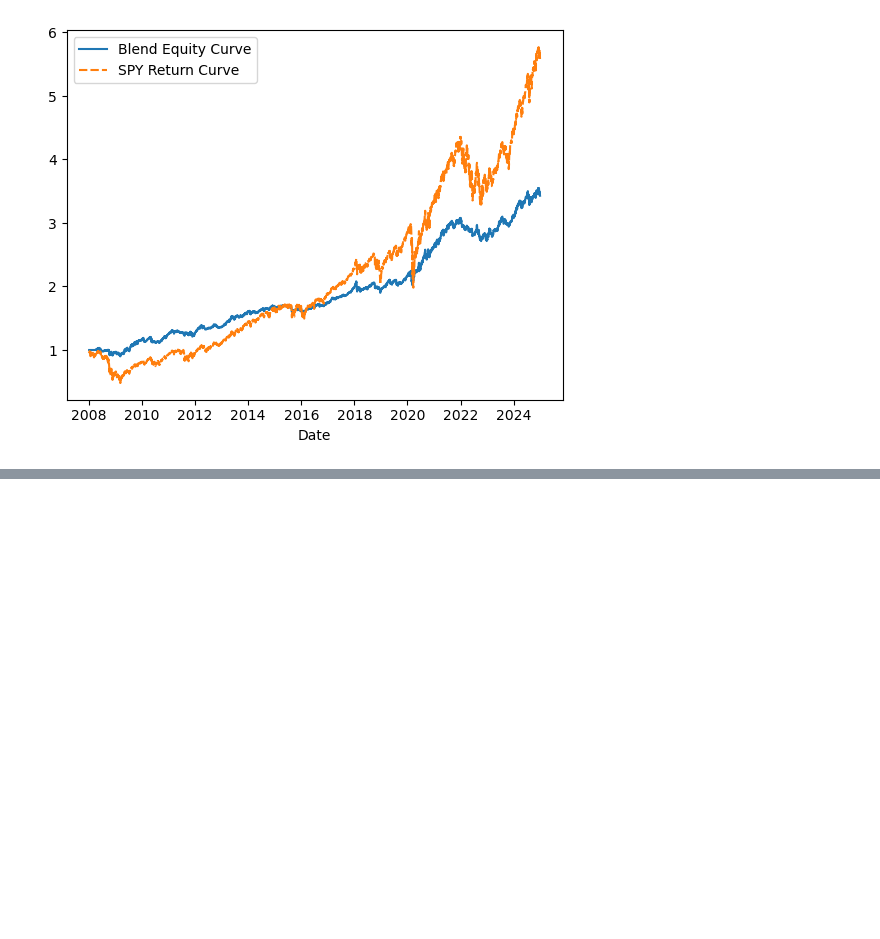
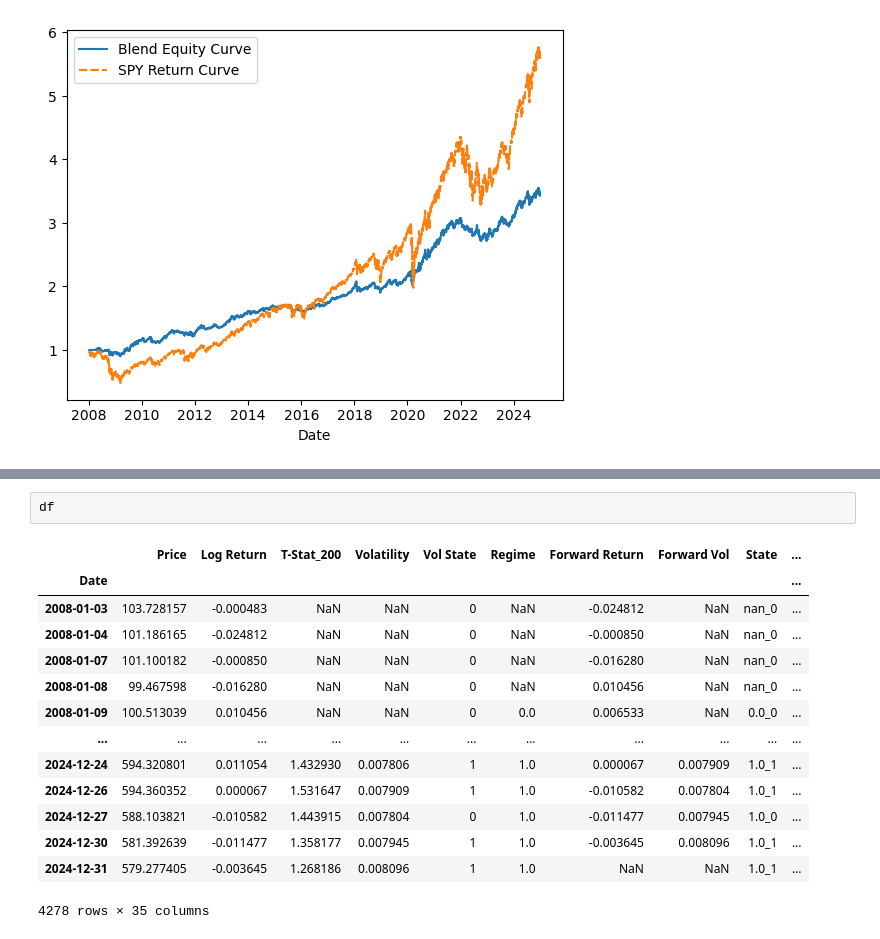
Before and after one commit to akshathp0/entropy-trading, a Jupyter notebook: validate_features.ipynb, the cells around one changed output, grey strips where cells are left out. Drawn from its saved outputs; the diff is of its cells as text; blank space fills up the shorter version.

```diff
--- a/validate_features.ipynb
+++ b/validate_features.ipynb
@@ -568,0 +582,17 @@ sns.lineplot(data = df[['Blend Equity Curve', 'SPY Return Curve']])
+# %%
+df
+# %% [output]
+|  | Price | Log Return | T-Stat_200 | Volatility | Vol State | Regime | Forward Return | Forward Vol | State | ... |
+| Date |  |  |  |  |  |  |  |  |  | ... |
+| 2008-01-03 | 103.728157 | -0.000483 | NaN | NaN | 0 | NaN | -0.024812 | NaN | nan_0 | ... |
+| 2008-01-04 | 101.186165 | -0.024812 | NaN | NaN | 0 | NaN | -0.000850 | NaN | nan_0 | ... |
+| 2008-01-07 | 101.100182 | -0.000850 | NaN | NaN | 0 | NaN | -0.016280 | NaN | nan_0 | ... |
+| 2008-01-08 | 99.467598 | -0.016280 | NaN | NaN | 0 | NaN | 0.010456 | NaN | nan_0 | ... |
+| 2008-01-09 | 100.513039 | 0.010456 | NaN | NaN | 0 | 0.0 | 0.006533 | NaN | 0.0_0 | ... |
+| ... | ... | ... | ... | ... | ... | ... | ... | ... | ... | ... |
+| 2024-12-24 | 594.320801 | 0.011054 | 1.432930 | 0.007806 | 1 | 1.0 | 0.000067 | 0.007909 | 1.0_1 | ... |
+| 2024-12-26 | 594.360352 | 0.000067 | 1.531647 | 0.007909 | 1 | 1.0 | -0.010582 | 0.007804 | 1.0_1 | ... |
+| 2024-12-27 | 588.103821 | -0.010582 | 1.443915 | 0.007804 | 0 | 1.0 | -0.011477 | 0.007945 | 1.0_0 | ... |
+| 2024-12-30 | 581.392639 | -0.011477 | 1.358177 | 0.007945 | 1 | 1.0 | -0.003645 | 0.008096 | 1.0_1 | ... |
+| 2024-12-31 | 579.277405 | -0.003645 | 1.268186 | 0.008096 | 1 | 1.0 | NaN | NaN | 1.0_1 | ... |
+4278 rows × 35 columns
```
Also changed, not shown: parts of 24 cells of this notebook, 50 other files.
